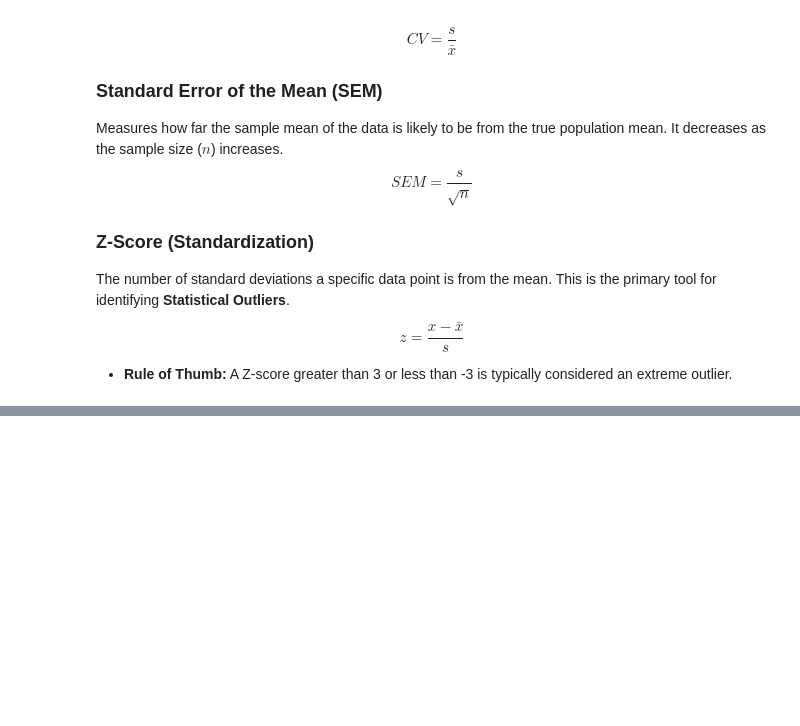
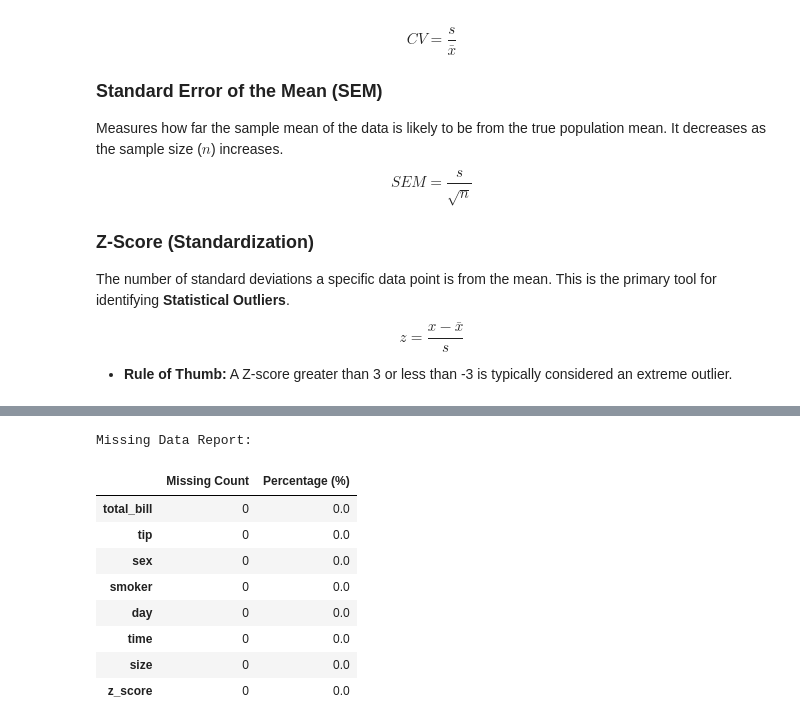
Before and after one commit to alasyariyphysics/stats-repo, a Jupyter notebook: Descriptive_Statistics.ipynb, the cells around one changed output, grey strips where cells are left out. Drawn from its saved outputs; the diff is of its cells as text; code cells hidden in the pictures; blank space fills up the shorter version.

```diff
--- a/Descriptive_Statistics.ipynb
+++ b/Descriptive_Statistics.ipynb
@@ -337,0 +438,27 @@ fig.show()
+# %%
+# Check for missing values
+missing_counts = df.isnull().sum()
+missing_percent = (df.isnull().sum() / len(df)) * 100
+
+missing_report = pd.DataFrame({'Missing Count': missing_counts, 'Percentage (%)': missing_percent})
+print("Missing Data Report:")
+display(missing_report)
+
+# Interactive Bar Chart of Completeness
+fig = px.bar(missing_report, y='Percentage (%)',
+             title="Data Completeness Analysis",
+             labels={'index': 'Variable'},
+             color='Percentage (%)', color_continuous_scale='Reds')
+fig.update_yaxes(range=[0, 100])
+fig.show()
+# %% [output]
+Missing Data Report:
+|  | Missing Count | Percentage (%) |
+| total_bill | 0 | 0.0 |
+| tip | 0 | 0.0 |
+| sex | 0 | 0.0 |
+| smoker | 0 | 0.0 |
+| day | 0 | 0.0 |
+| time | 0 | 0.0 |
+| size | 0 | 0.0 |
+| z_score | 0 | 0.0 |
```
Also changed, not shown: parts of 9 cells of this notebook.
